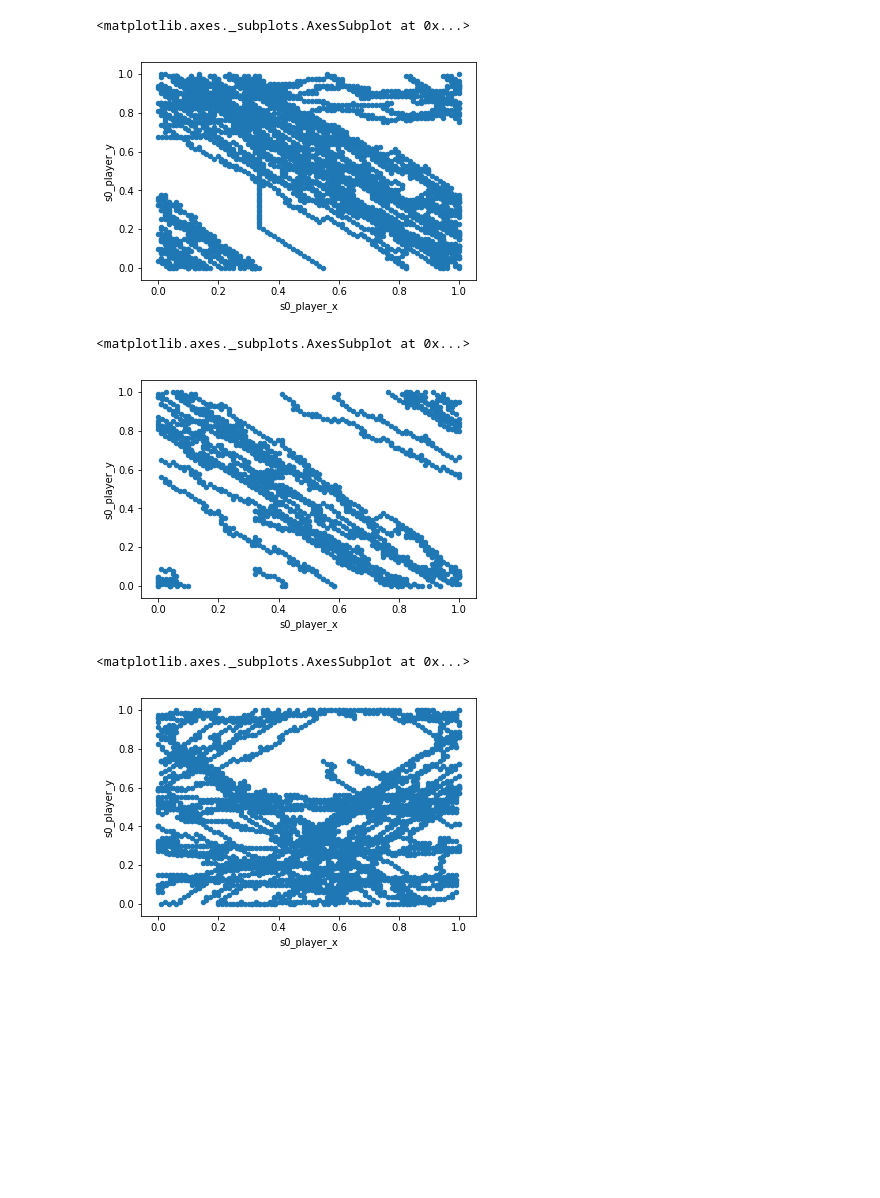
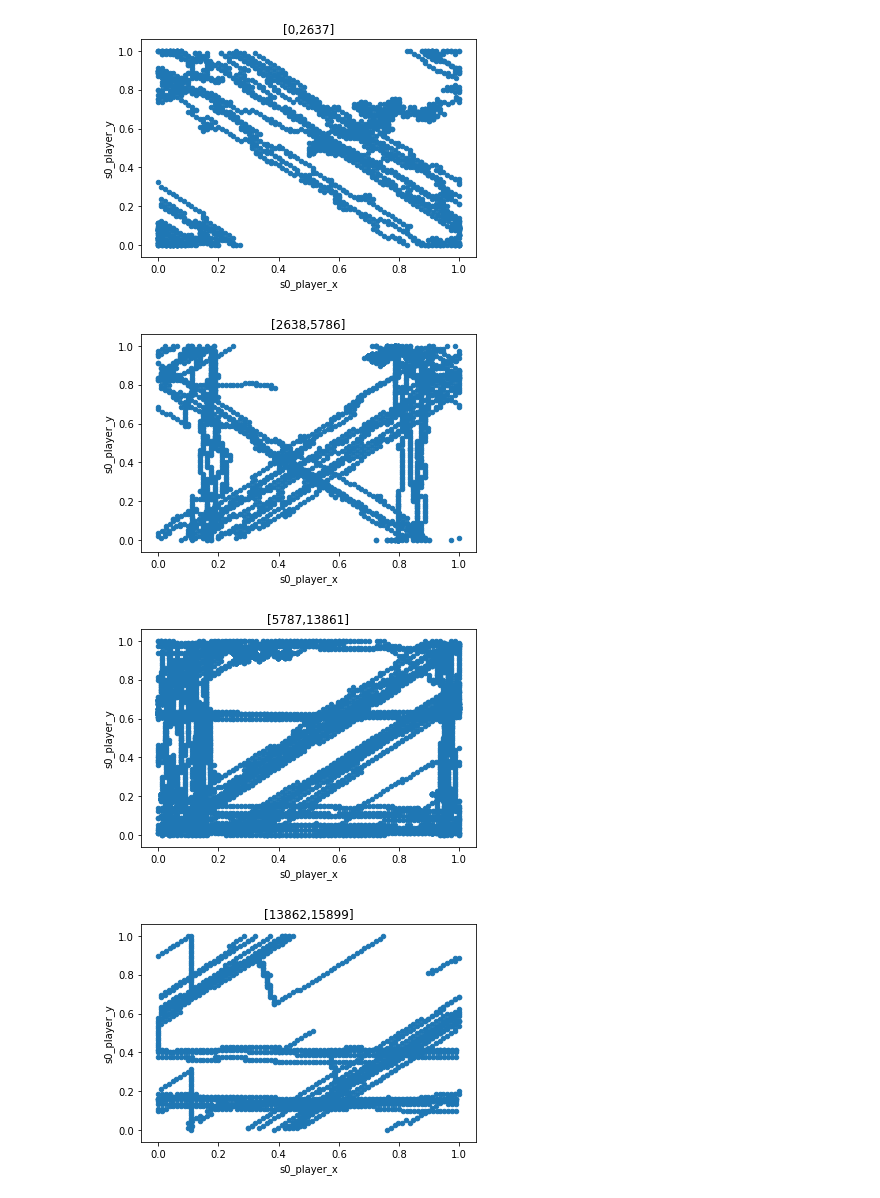
Before and after one commit to mallibus/Arcade, a Jupyter notebook: Behavior analysis.ipynb, the cells around one changed output. Drawn from its saved outputs; the diff is of its cells as text; code cells hidden in the pictures; blank space fills up the shorter version.

```diff
--- a/Behavior analysis.ipynb
+++ b/Behavior analysis.ipynb
@@ -83,15 +68,14 @@ df.loc[118398:124119].plot('s0_player_x','s0_player_y',kind='scatter')
-# %%
-df.loc[6627:11338].plot('s0_player_x','s0_player_y',kind='scatter')
-# %% [output]
-<matplotlib.axes._subplots.AxesSubplot at 0x...>
-[figure, removed]
-# %%
-df.loc[4443:6626].plot('s0_player_x','s0_player_y',kind='scatter')
-# %% [output]
-<matplotlib.axes._subplots.AxesSubplot at 0x...>
-[figure, removed]
-# %%
-df.loc[0:4442].plot('s0_player_x','s0_player_y',kind='scatter')
-# %% [output]
-<matplotlib.axes._subplots.AxesSubplot at 0x...>
-[figure, removed]
+# %%
+l = [-1]
+l.extend(list(df[df['game_over']>0].index))
+
+for p in range(len(l)-1):
+    loc0,loc1 = l[p]+1,l[p+1]
+    my_title = "["+str(loc0)+","+str(loc1)+"]"
+    df.loc[loc0:loc1].plot('s0_player_x','s0_player_y',kind='scatter',title=my_title)
+    plt.show()
+# %% [output]
+[figure, added]
+[figure, added]
+[figure, added]
+[figure, added]
```
Also changed, not shown: parts of 12 cells of this notebook, 2 other files.
